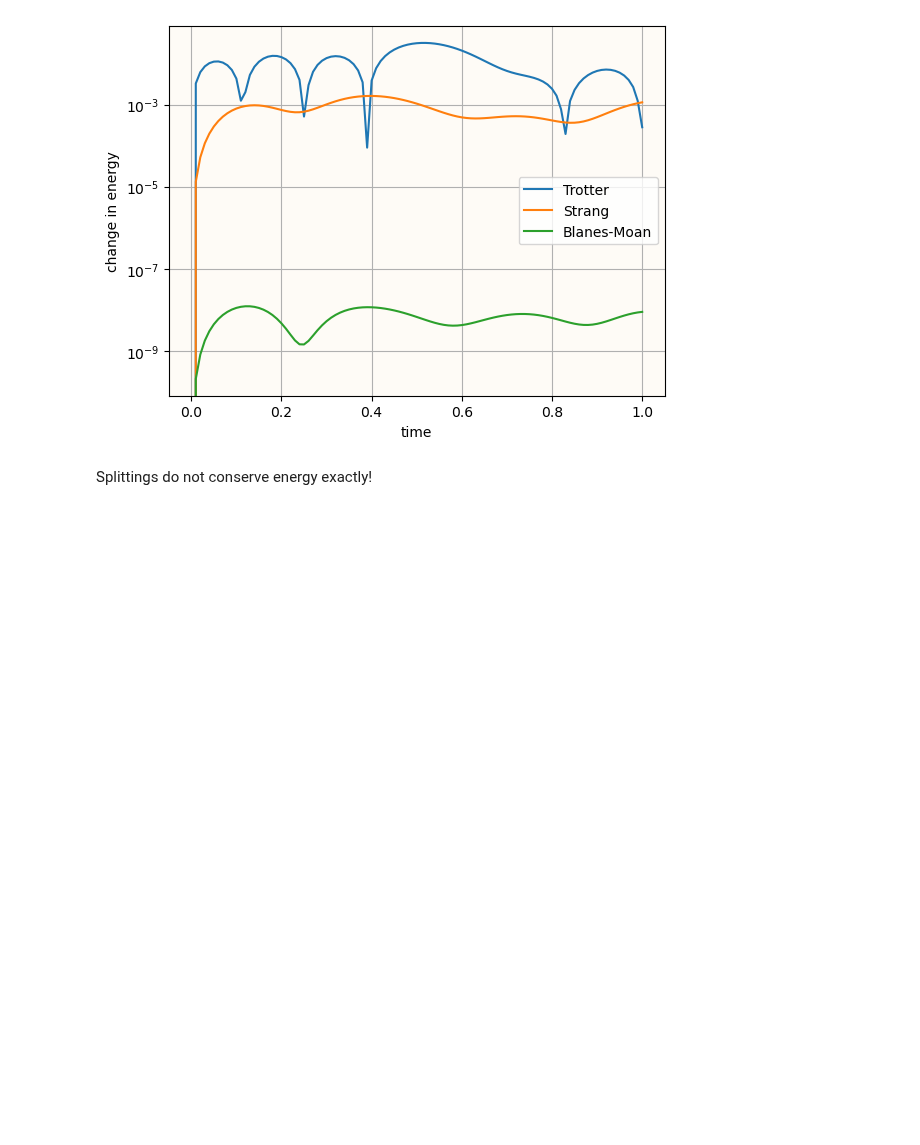
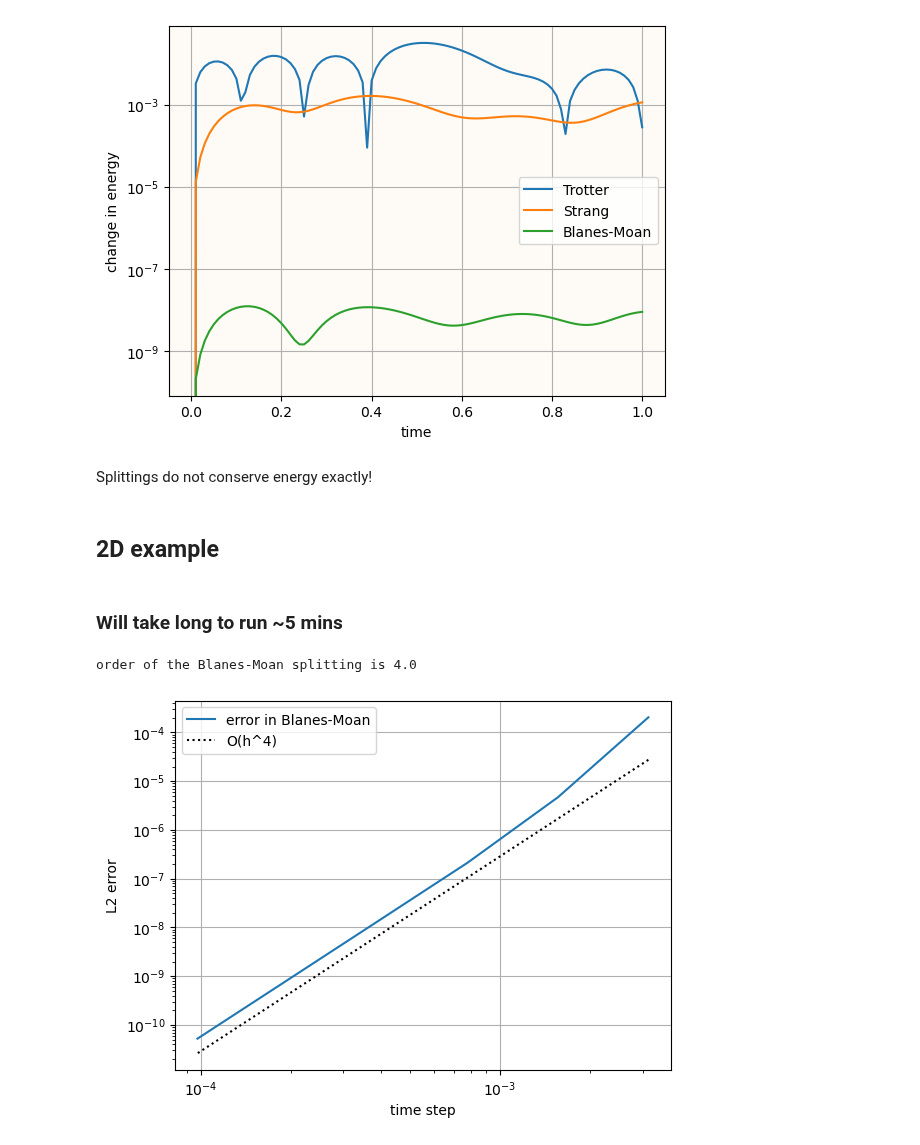
Before and after one commit to brownadder/expsolve, a Jupyter notebook: examples/tutorials/02_evolve/02_classical_splitting.ipynb, the cells around one changed output. Cells and saved outputs as stored; diff of their text form; code cells hidden in the pictures; blank space fills up the shorter version.

```diff
--- a/examples/tutorials/02_evolve/02_classical_splitting.ipynb
+++ b/examples/tutorials/02_evolve/02_classical_splitting.ipynb
@@ -333,3 +333,46 @@ plt.show()
 [figure]
 # %% [markdown]
 Splittings do not conserve energy exactly!
+# %% [markdown]
+## 2D example
+# %%
+n = [250, 200]
+xr = np.array([[0, 3],[-1,2]])
+[x,y] = ex.grid(n, xr)
+
+x0 = 1.0
+y0 = 0.5
+kx = 10.0
+ky = -5.0
+
+sigma = 0.2
+u = exp(1j*(kx*x + ky*y))*exp(-((x-x0)**2 + (y-y0)**2)/(2*sigma**2))
+
+Vmax = 100.0  # multiply by 0 to switch off lattice
+V = Vmax*sin(8*pi*x)*sin(8*pi*y)*(exp(-(x-2.0)**4/0.2 - (y-0.0)**4/0.1))    # lattice
+# %%
+C = ex.tensorizesymbol(ex.fouriersymbol, n, xr)
+SL = ex.laplaciansymbol(ex.fouriersymbol, n, xr)
+
+eps = 0.4
+
+eLu = lambda t, h, c, u: ex.laplacianopexp(SL, 1j*c*h*eps, u)
+eVu = lambda t, h, c, u: exp(-1j*c*h/eps*V)*u
+blanesmoanstep = lambda t, h, u0: split.stepper(t, h, u0, eVu, eLu, blanesmoanalpha, blanesmoanbeta)
+# %% [markdown]
+### Will take long to run ~5 mins
+# %%
+# self reference
+trange = [0, 0.05]
+timegridref = es.timegrid(trange, ndt=10000)
+urefT, _, _ = es.solvediffeq(u, timegridref, blanesmoanstep)
+# %%
+normfn = lambda u0, u1: ex.l2norm(u0-u1, xr)
+steppers={'Blanes-Moan': blanesmoanstep}
+ord, _ = es.order(u, urefT, normfn, trange, ndtlist=2**np.arange(4,10), steppers=steppers)
+
+for methodname in steppers:
+    print(f'order of the {methodname} splitting is {ord[methodname]}')
+# %% [output]
+order of the Blanes-Moan splitting is 4.0
+[figure, added]
```
